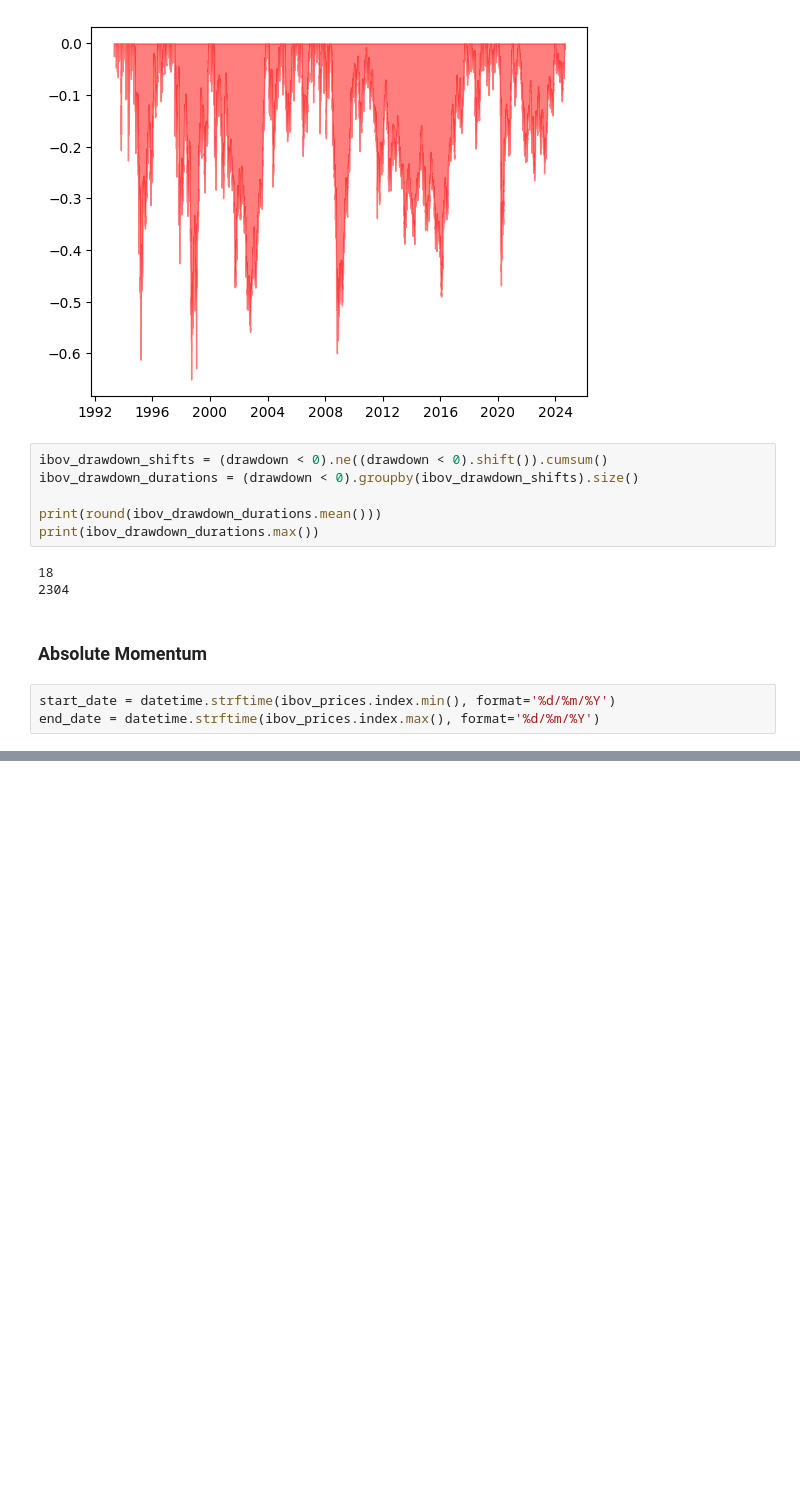
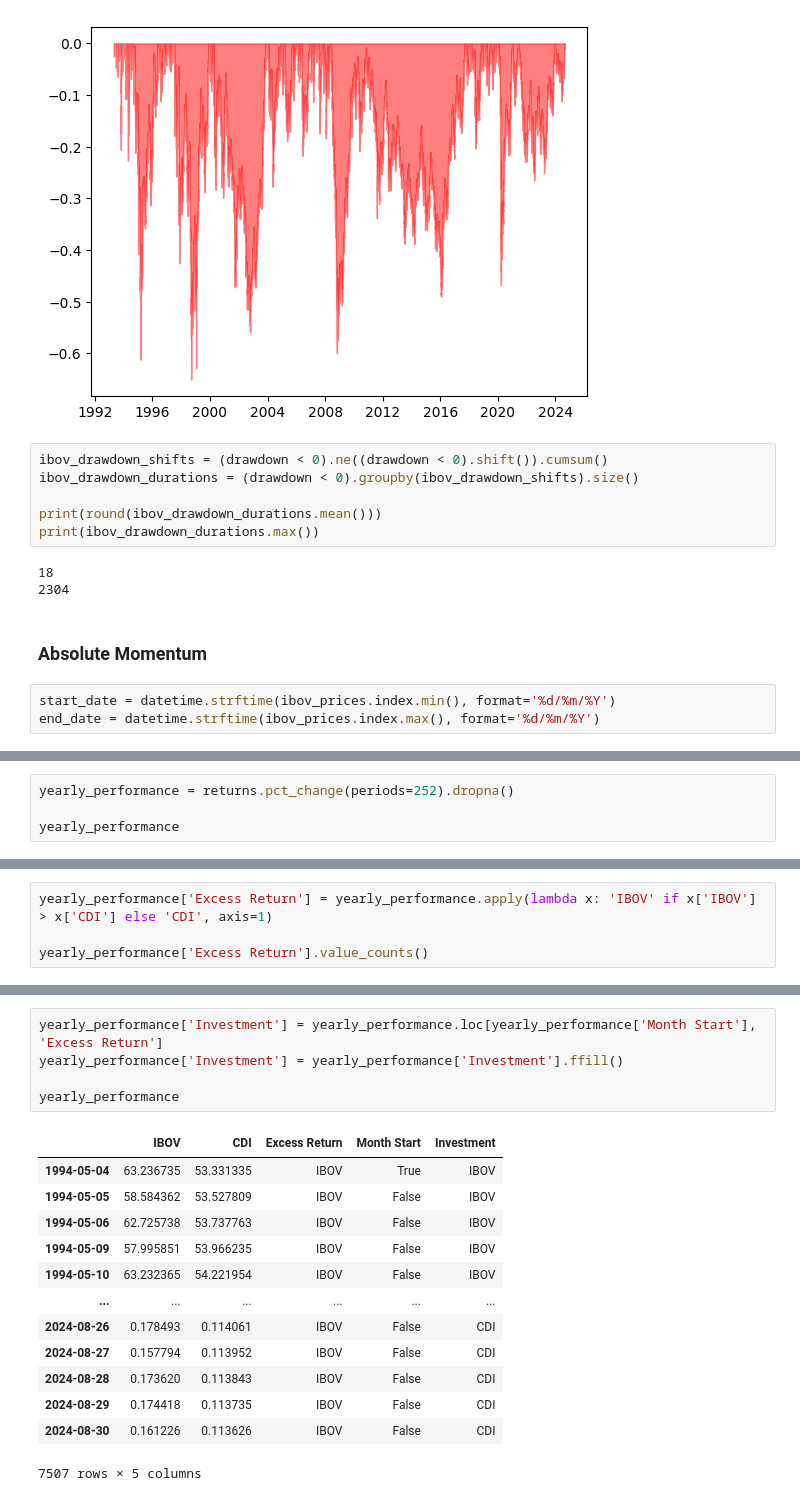
Before and after one commit to ianaraujo/dual-momentum-strategy, a Jupyter notebook: 1_exploratory_analysis.ipynb, the cells around one changed output, grey strips where cells are left out. Drawn from its saved outputs; the diff is of its cells as text; blank space fills up the shorter version.

```diff
--- a/1_exploratory_analysis.ipynb
+++ b/1_exploratory_analysis.ipynb
@@ -174,0 +179,4 @@ returns
+# %%
+yearly_performance = returns.pct_change(periods=252).dropna()
+
+yearly_performance
@@ -174,0 +197,4 @@ returns
+# %%
+yearly_performance['Excess Return'] = yearly_performance.apply(lambda x: 'IBOV' if x['IBOV'] > x['CDI'] else 'CDI', axis=1)
+
+yearly_performance['Excess Return'].value_counts()
@@ -174,0 +226,19 @@ returns
+# %%
+yearly_performance['Investment'] = yearly_performance.loc[yearly_performance['Month Start'], 'Excess Return']
+yearly_performance['Investment'] = yearly_performance['Investment'].ffill()
+
+yearly_performance
+# %% [output]
+|  | IBOV | CDI | Excess Return | Month Start | Investment |
+| 1994-05-04 | 63.236735 | 53.331335 | IBOV | True | IBOV |
+| 1994-05-05 | 58.584362 | 53.527809 | IBOV | False | IBOV |
+| 1994-05-06 | 62.725738 | 53.737763 | IBOV | False | IBOV |
+| 1994-05-09 | 57.995851 | 53.966235 | IBOV | False | IBOV |
+| 1994-05-10 | 63.232365 | 54.221954 | IBOV | False | IBOV |
+| ... | ... | ... | ... | ... | ... |
+| 2024-08-26 | 0.178493 | 0.114061 | IBOV | False | CDI |
+| 2024-08-27 | 0.157794 | 0.113952 | IBOV | False | CDI |
+| 2024-08-28 | 0.173620 | 0.113843 | IBOV | False | CDI |
+| 2024-08-29 | 0.174418 | 0.113735 | IBOV | False | CDI |
+| 2024-08-30 | 0.161226 | 0.113626 | IBOV | False | CDI |
+7507 rows × 5 columns
```
Also changed, not shown: parts of 9 cells of this notebook, 1 other file.
